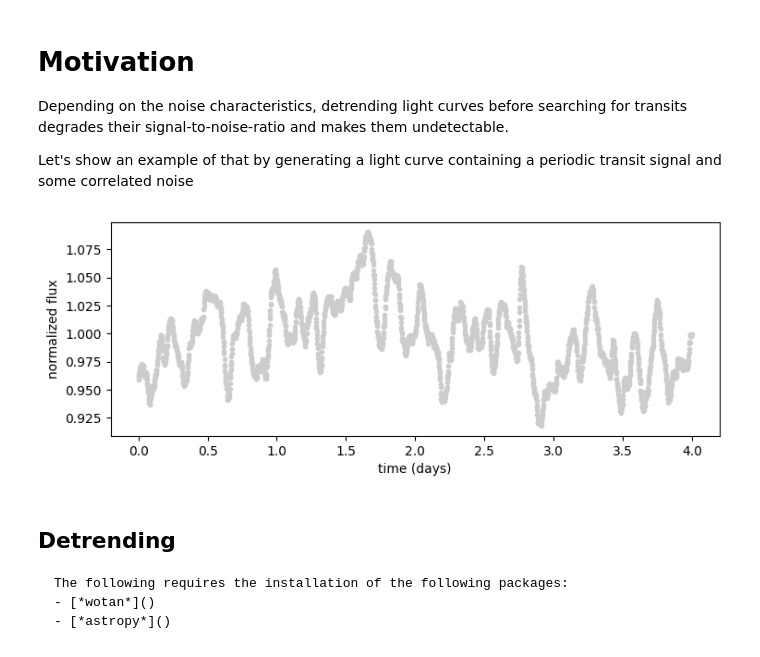
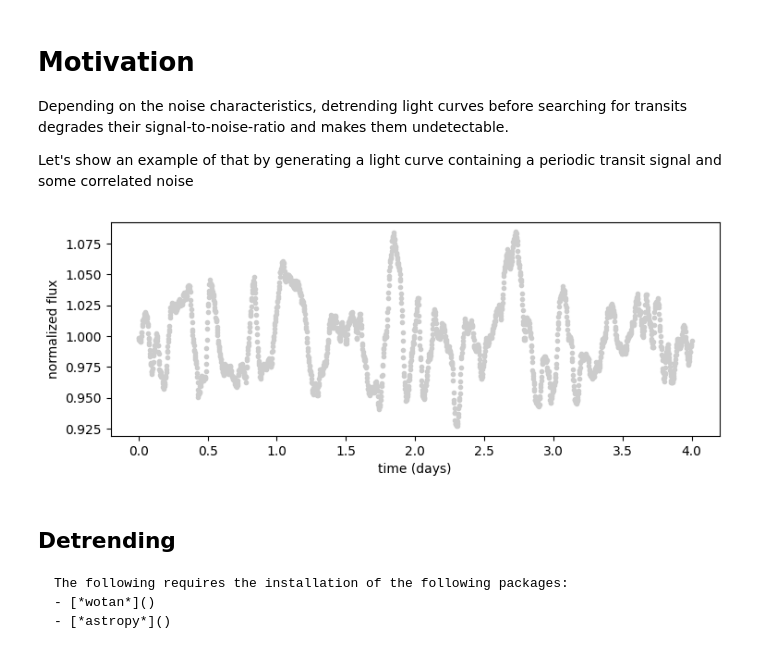
Before and after one commit to lgrcia/nuance, a Jupyter notebook: docs/notebooks/motivation.ipynb, the cells around one changed output. Cells and saved outputs as stored; diff of their text form; code cells hidden in the pictures.

```diff
--- a/docs/notebooks/motivation.ipynb
+++ b/docs/notebooks/motivation.ipynb
@@ -5,21 +5,27 @@ Depending on the noise characteristics, detrending light curves before searching
 
 Let's show an example of that by generating a light curve containing a periodic transit signal and some correlated noise
 # %%
-import tinygp
-from nuance.utils import simulated
+import jax
+import numpy as np
+from nuance import core
 import matplotlib.pyplot as plt
+from tinygp import GaussianProcess, kernels
 
-true = dict(t0=0.2, depth=1.5e-2, D=0.05, P=0.7)
-(time, flux, error), X, gp = simulated(
-    kernel=tinygp.kernels.quasisep.Matern32(sigma=3e-2, scale=true["D"]), **true
-)
+depth = 1.5e-2
+error = 0.001
+time = np.linspace(0, 4.0, 2000)
+transit_params = dict(epoch=0.2, duration=0.05, period=0.7)
+transit_model = depth * core.transit(time, **transit_params)
+kernel = kernels.quasisep.Matern32(sigma=3e-2, scale=transit_params["duration"])
+gp = GaussianProcess(kernel, time, diag=error**2)
+flux = transit_model + gp.sample(jax.random.PRNGKey(0)) + 1.0
 
 plt.figure(figsize=(8.5, 3))
 plt.plot(time, flux, ".", c="0.8")
 plt.xlabel("time (days)")
 _ = plt.ylabel("normalized flux")
 # %% [output]
-[figure, old version]
+[figure, new version]
 # %% [markdown]
 ## Detrending
 
```
Also changed, not shown: parts of 14 cells of this notebook, 10 other files.
